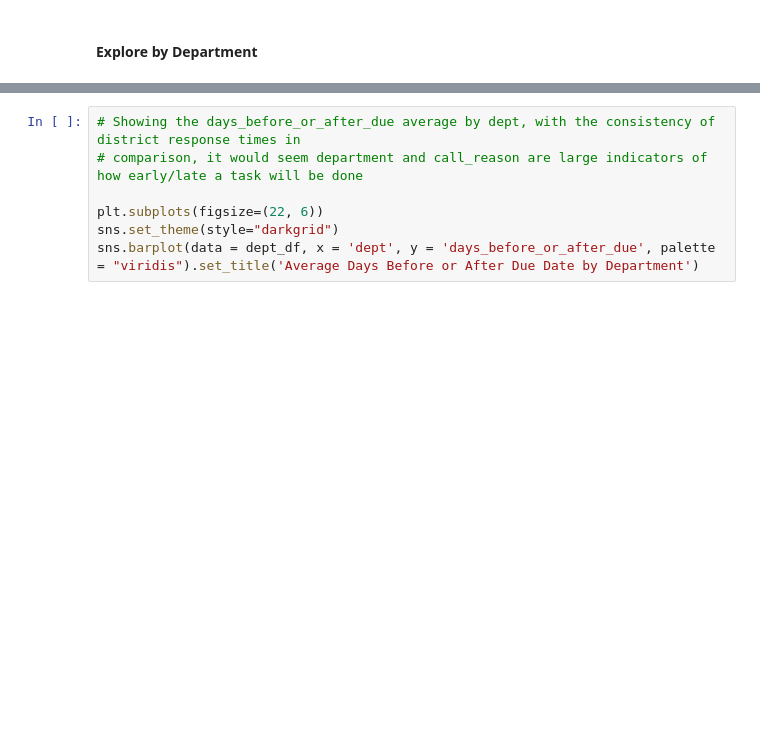
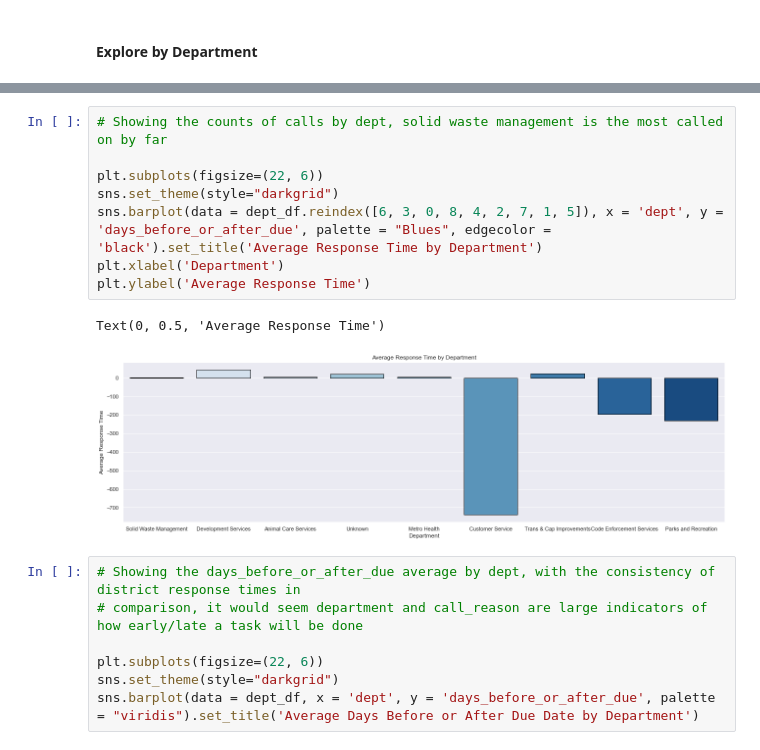
Before and after one commit to 3-1-1-Codeup/project, a Jupyter notebook: workbooks/sam/Iteration_2/sams_it2.ipynb, the cells around one changed output, grey strips where cells are left out. Cells and saved outputs as stored; diff of their text form; blank space fills up the shorter version.

```diff
--- a/workbooks/sam/Iteration_2/sams_it2.ipynb
+++ b/workbooks/sam/Iteration_2/sams_it2.ipynb
@@ -379,3 +391,14 @@ Text(0.5, 1.0, 'Counts of Calls by Department')
+# %%
+# Showing the counts of calls by dept, solid waste management is the most called on by far
+
+plt.subplots(figsize=(22, 6))
+sns.set_theme(style="darkgrid")
+sns.barplot(data = dept_df.reindex([6, 3, 0, 8, 4, 2, 7, 1, 5]), x = 'dept', y = 'days_before_or_after_due', palette = "Blues", edgecolor = 'black').set_title('Average Response Time by Department')
+plt.xlabel('Department')
+plt.ylabel('Average Response Time')
+# %% [output]
+Text(0, 0.5, 'Average Response Time')
+[figure, added]
 # %%
 # Showing the days_before_or_after_due average by dept, with the consistency of district response times in
 # comparison, it would seem department and call_reason are large indicators of how early/late a task will be done
```
Also changed, not shown: parts of 52 cells of this notebook, 1 other file.
